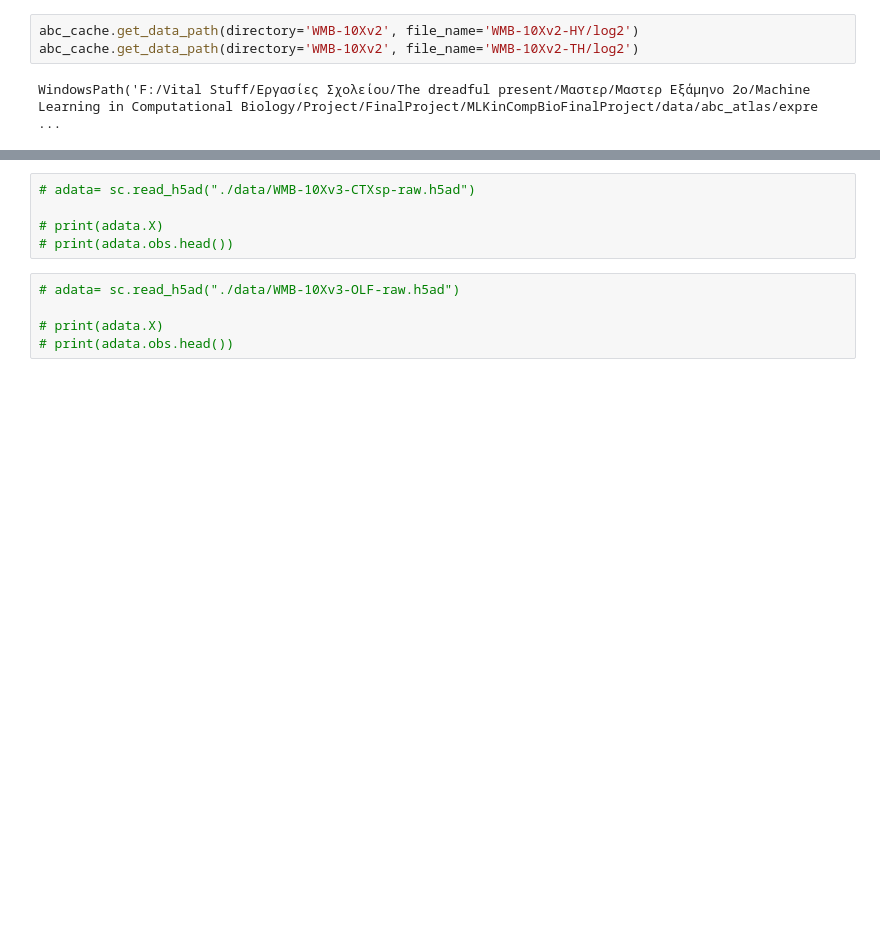
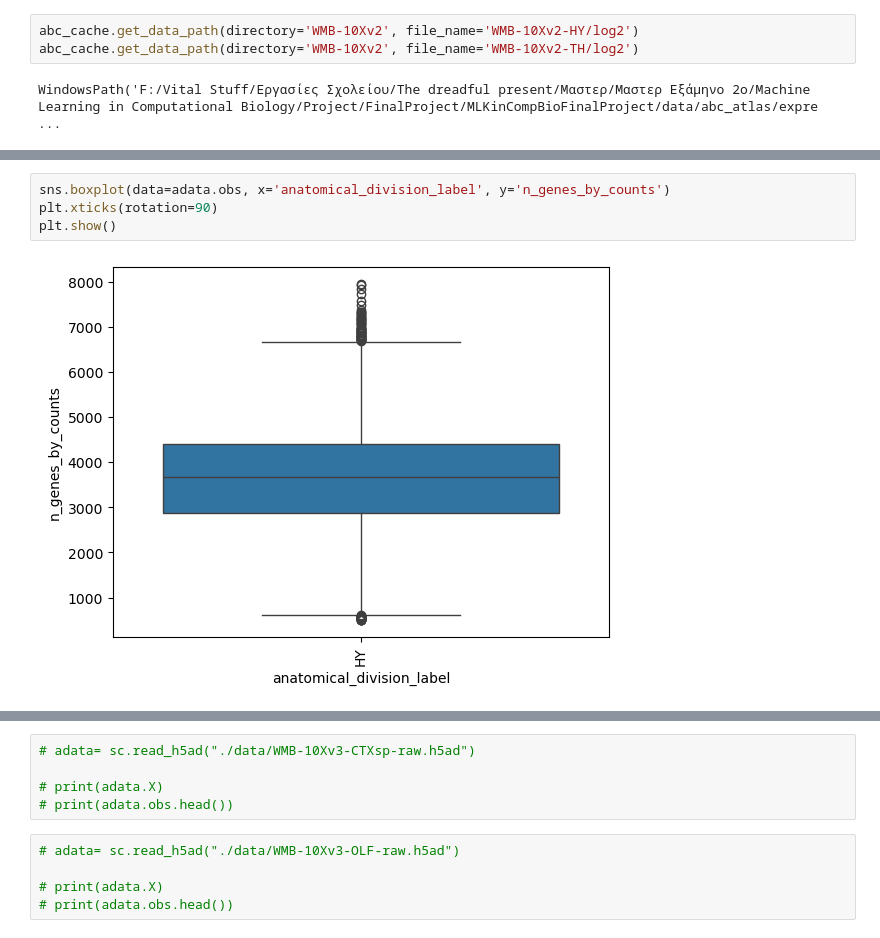
Before and after one commit to vex-me-not/MLKinCompBioFinalProject, a Jupyter notebook: datapre.ipynb, the cells around one changed output, grey strips where cells are left out. Saved outputs shown, nothing was run; the diff lists cells and outputs as text; blank space fills up the shorter version.

```diff
--- a/datapre.ipynb
+++ b/datapre.ipynb
@@ -135,0 +181,6 @@ WindowsPath('F:/Vital Stuff/Εργασίες Σχολείου/The dreadful prese
+# %%
+sns.boxplot(data=adata.obs, x='anatomical_division_label', y='n_genes_by_counts')
+plt.xticks(rotation=90)
+plt.show()
+# %% [output]
+[figure, added]
```
Also changed, not shown: parts of 10 cells of this notebook.
